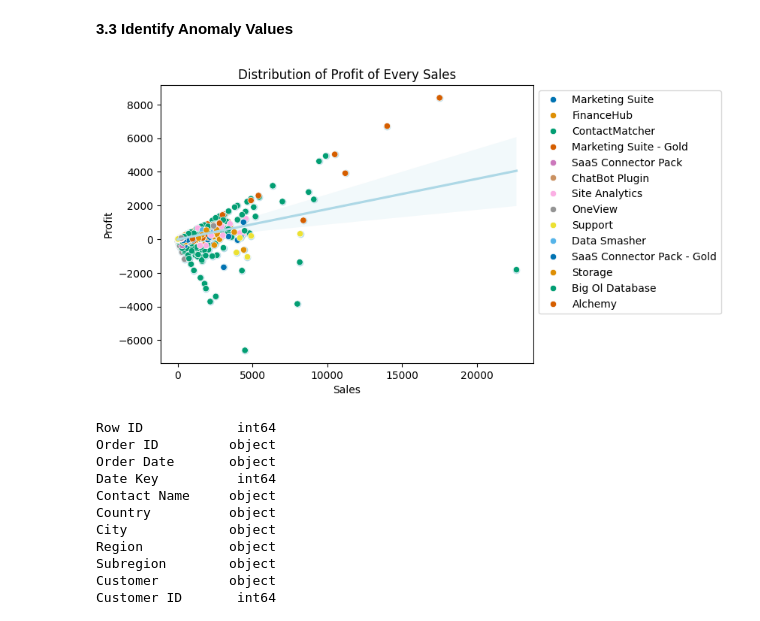
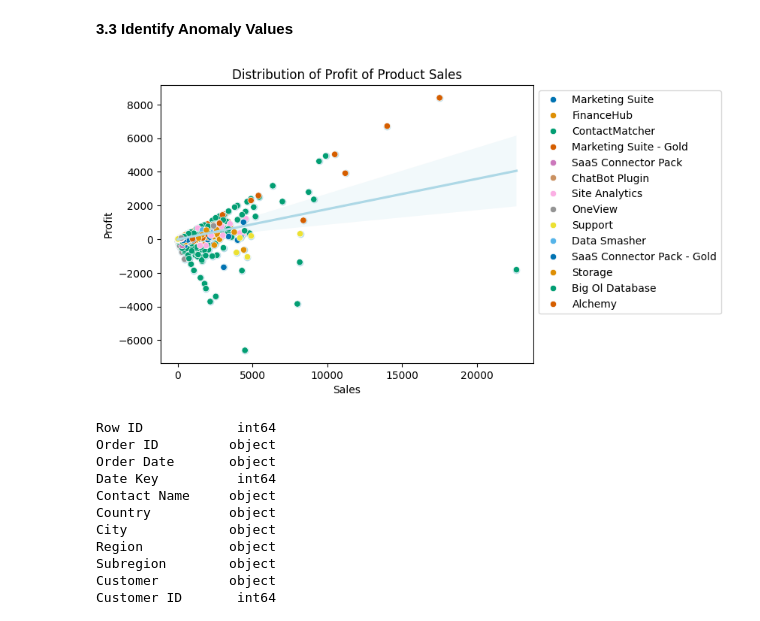
Before and after one commit to dhanylatief/SaaS_Sales, a Jupyter notebook: notebooks/1.0-mdl-inital-data-exploration.ipynb, the cells around one changed output. Saved outputs shown, nothing was run; the diff lists cells and outputs as text; code cells hidden in the pictures.

Commit message:
Analyzing Profit

```diff
--- a/notebooks/1.0-mdl-inital-data-exploration.ipynb
+++ b/notebooks/1.0-mdl-inital-data-exploration.ipynb
@@ -156,14 +175,14 @@ num_columns = num_features.columns
 # %%
 sns.regplot(data=df, x='Sales', y='Profit', color='lightblue')
 sns.scatterplot(data=df,x='Sales',y='Profit', hue='Product', palette='colorblind')
 
-plt.title('Distribution of Profit of Every Sales')
+plt.title('Distribution of Profit of Product Sales')
 plt.xlabel('Sales')
 plt.ylabel('Profit')
 plt.legend(loc='upper left', bbox_to_anchor=(1, 1))
 plt.show()
 # %% [output]
-[figure, old version]
+[figure, new version]
 # %%
 df.dtypes
 # %% [output]
```
Also changed, not shown: parts of 24 cells of this notebook, 1 other file.
